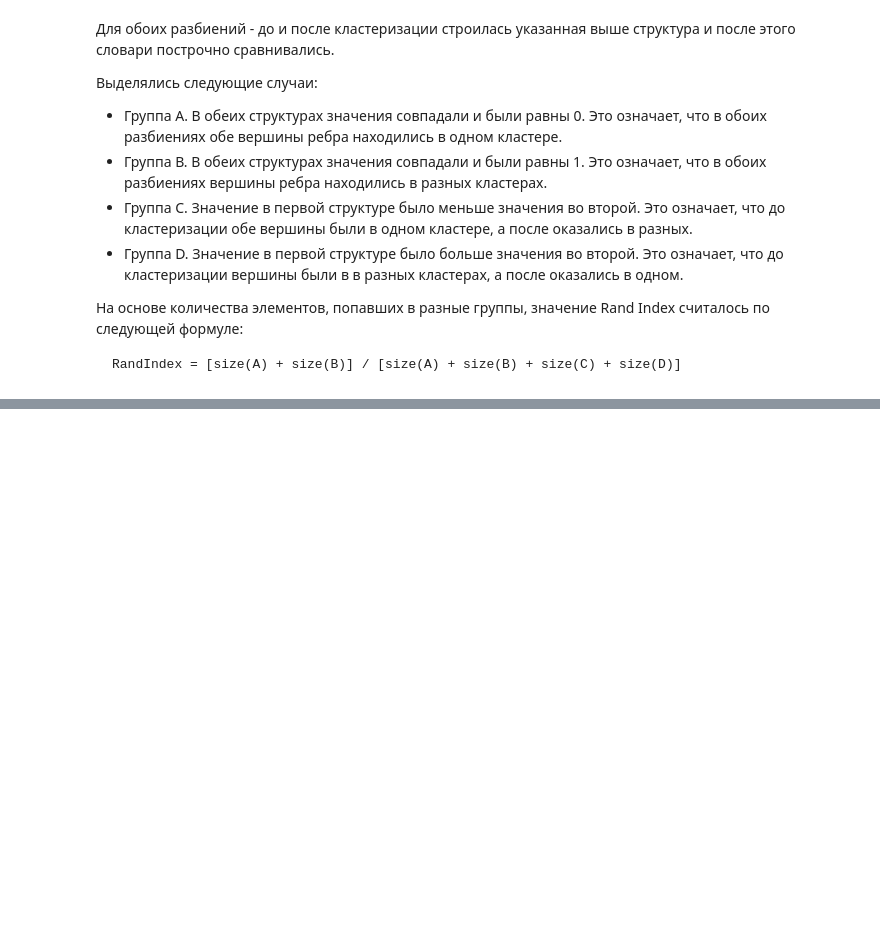
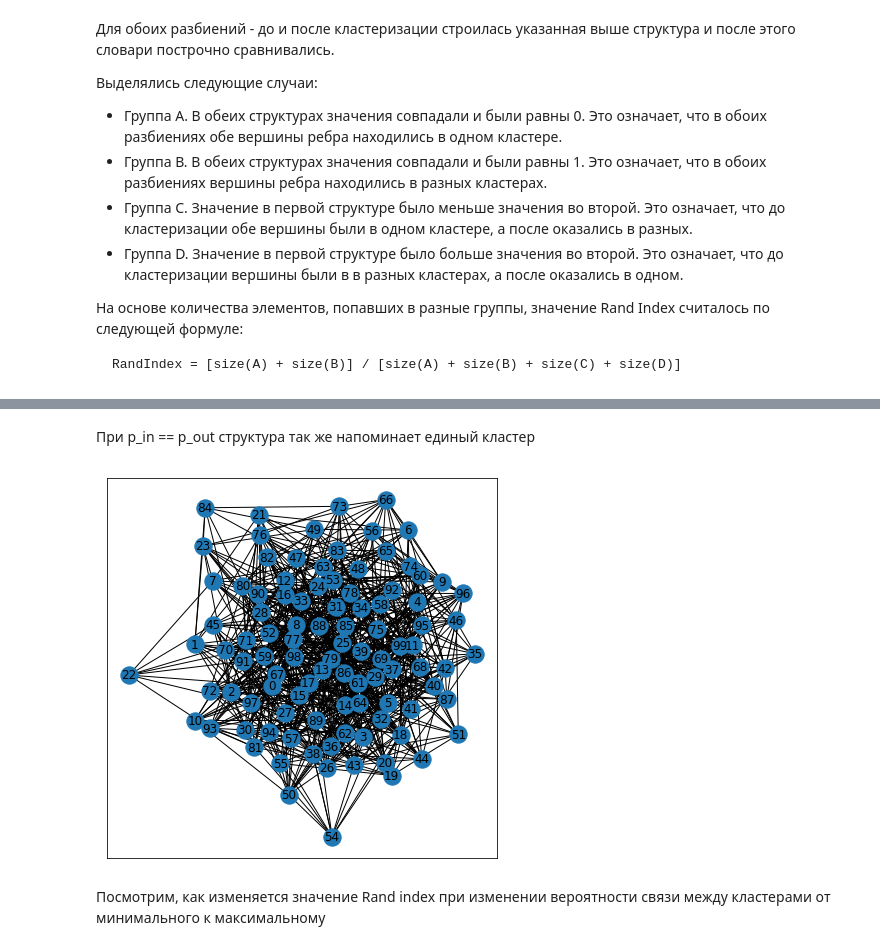
Before and after one commit to MaksimovArtem/NetworksLabs, a Jupyter notebook: Communities.ipynb, the cells around one changed output, grey strips where cells are left out. Drawn from its saved outputs; the diff is of its cells as text; code cells hidden in the pictures; blank space fills up the shorter version.

```diff
--- a/Communities.ipynb
+++ b/Communities.ipynb
@@ -64,5 +107,8 @@ def rand_index(graph1, partition):#partiton = (Cluster1,Cluster2) after
+# %% [markdown]
+При p_in == p_out структура так же напоминает единый кластер
 # %%
-X=49
-graph = nx.planted_partition_graph(2,50, X/49, 0/49)
-plt.figure(figsize=(10,10))
-nx.draw_shell(graph, with_labels=True)
+graph = nx.planted_partition_graph(2,50, max_p/2, max_p/2)
+plt.figure(figsize=(7,7))
+nx.draw_networkx(graph, with_labels=True)
+# %% [output]
+[figure, added]
@@ -68,0 +117,2 @@ nx.draw_shell(graph, with_labels=True)
+# %% [markdown]
+Посмотрим, как изменяется значение Rand index при изменении вероятности связи между кластерами от минимального к максимальному
```
Also changed, not shown: parts of 16 cells of this notebook.
